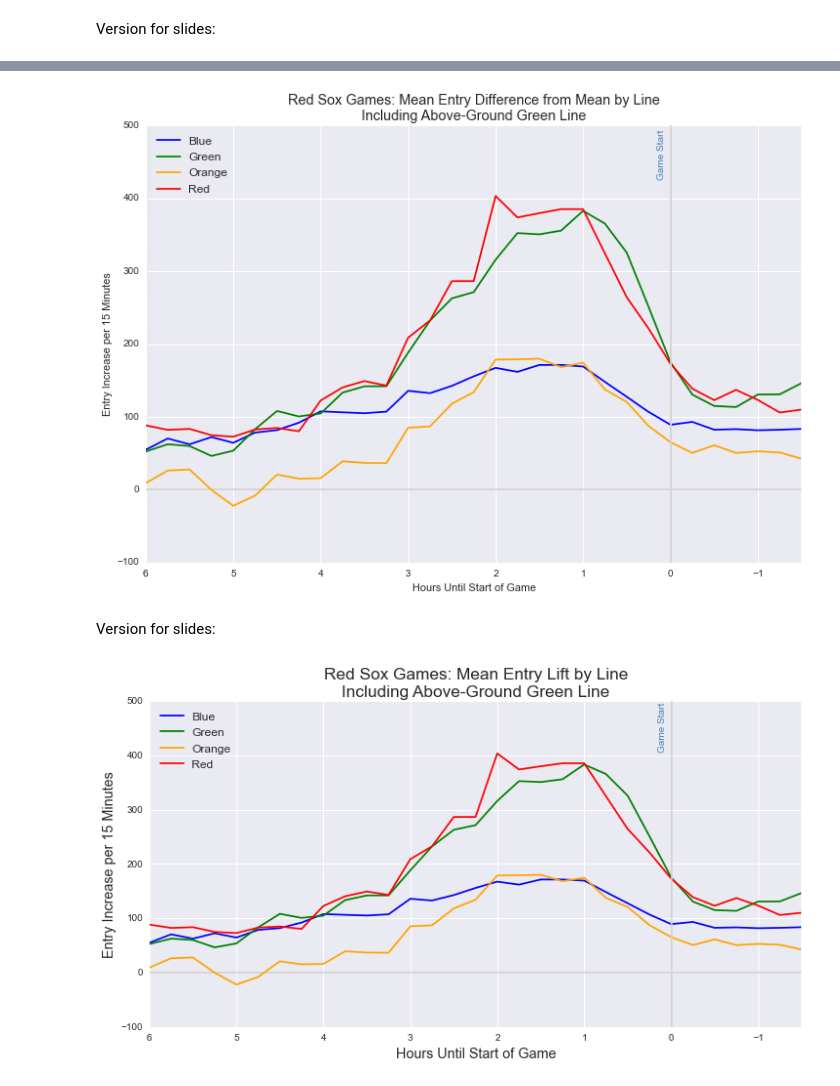
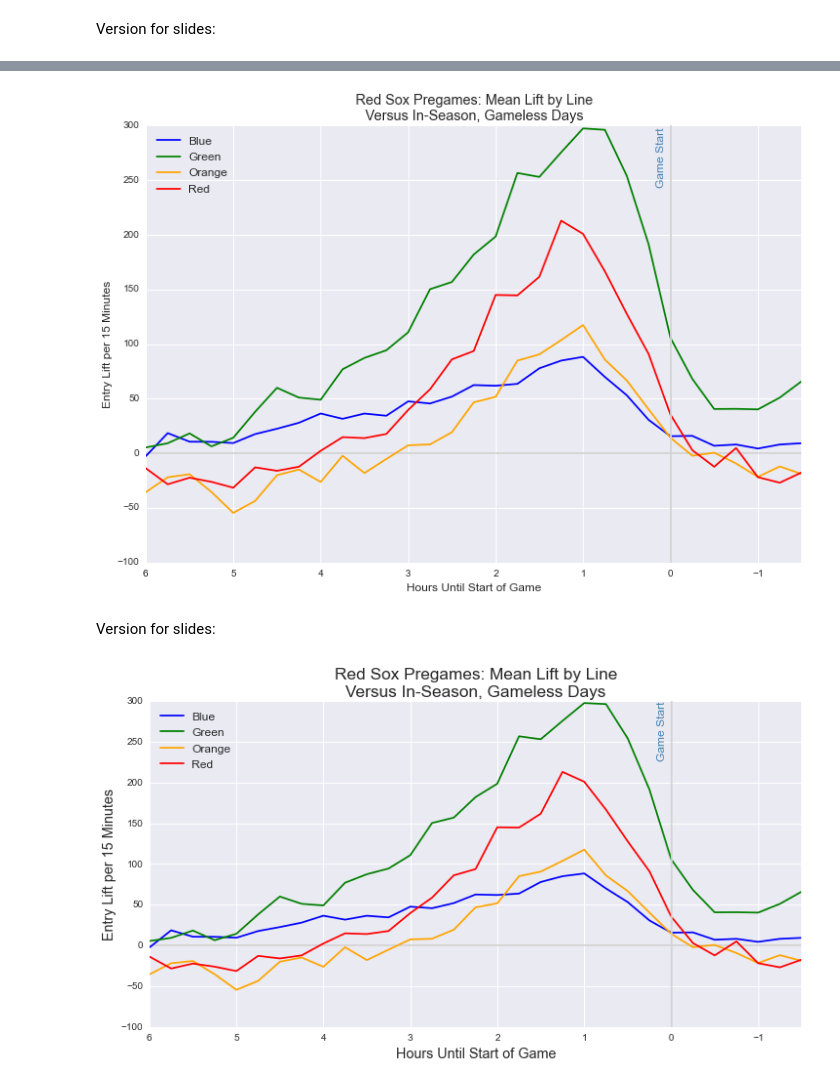
Before and after one commit to azampagl/harvard-capstone, a Jupyter notebook: src/sports/sox_pregame.ipynb, the cells around one changed output, grey strips where cells are left out. Cells and saved outputs as stored; diff of their text form; code cells hidden in the pictures.

```diff
--- a/src/sports/sox_pregame.ipynb
+++ b/src/sports/sox_pregame.ipynb
@@ -474,19 +574,19 @@ gametime_condition = ((farebox_sox.time_until_game_start <= np.timedelta64(6,'h'
 game_entries_fb_dow = farebox_sox[farebox_sox.game_played & gametime_condition]
 
 # Join mean entries for gameless days at that time of day.
-entry_differences_fb_dow = game_entries_fb_dow.merge(gameless_entries_fb_dow, on=['inbound','publicroute','day_of_week','service_time'])[['inbound','publicroute','entries','time_until_game_start','mean_entries']]
-entry_differences_fb_dow['entries_vs_mean'] = entry_differences_fb_dow.entries - entry_differences_fb_dow.mean_entries
-entry_differences_fb_dow['entries_vs_mean_ratio'] = entry_differences_fb_dow.entries / entry_differences_fb_dow.mean_entries
+entry_differences_fb_dow = game_entries_fb_dow.merge(gameless_entries_fb_dow, on=['inbound','publicroute','day_of_week','service_time'])[['inbound','publicroute','entries','time_until_game_start','mean_entries_all','mean_entries_season']]
+entry_differences_fb_dow['entries_vs_mean_all'] = entry_differences_fb_dow.entries - entry_differences_fb_dow.mean_entries_all
+entry_differences_fb_dow['entries_vs_mean_season'] = entry_differences_fb_dow.entries - entry_differences_fb_dow.mean_entries_season
 
 # Calculate mean differences and clean up timedeltas that don't place nicely with groupings.
 mean_entry_differences_fb_dow = entry_differences_fb_dow.groupby(['inbound','publicroute','time_until_game_start']).agg({
-        'entries_vs_mean': [np.mean,np.std],
-        'entries_vs_mean_ratio': [np.mean,np.std]
+        'entries_vs_mean_all': np.mean,
+        'entries_vs_mean_season': np.mean
     }).reset_index()
 mean_entry_differences_fb_dow.time_until_game_start = pd.to_timedelta(mean_entry_differences_fb_dow.time_until_game_start)
 mean_entry_differences_fb_dow['hours_until_game_start'] = mean_entry_differences_fb_dow.time_until_game_start.astype(np.int) / timedelta_base
 # %%
-#### Extract useful information.
-mean_entry_differences_fb_dow_truncated = mean_entry_differences_fb_dow[[0,1,7,3]].copy()
-mean_entry_differences_fb_dow_truncated.columns = mean_entry_differences_fb_dow_truncated.columns.get_level_values(0)
+# Extract useful information.
+mean_entry_differences_fb_dow_truncated = mean_entry_differences_fb_dow[[0,1,5,3,4]].copy()
+# mean_entry_differences_fb_dow_truncated.columns = mean_entry_differences_fb_dow_truncated.columns.get_level_values(0)
 # %%
@@ -578,9 +748,11 @@ publicroute_entries[publicroute_entries.hours_until_game_start > -.5].groupby('p
 Aggregate Gatecount and Farebox data; include Farebox data in Green Line.
 # %%
 # Reduce farebox entries to Green Line.
-fb_entries_reduced = publicroute_entries.groupby('hours_until_game_start').agg({'entries_vs_mean': np.sum}).reset_index(drop=False)
+fb_entries_reduced = publicroute_entries.groupby('hours_until_game_start').agg({'entries_vs_mean_all': np.sum,'entries_vs_mean_season': np.sum}).reset_index(drop=False)
 fb_entries_reduced['line'] = 'Green'
-fb_entries_reduced.rename(columns={'entries_vs_mean':'entries_vs_mean_per_line'}, inplace=True)
+fb_entries_reduced.rename(columns={'entries_vs_mean_all':'entries_vs_mean_per_line_all','entries_vs_mean_season':'entries_vs_mean_per_line_season'}, inplace=True)
 # Outer join to line entries for easy sum.
 fb_gc_combined = line_entries.append(fb_entries_reduced)
 fb_gc_agg = fb_gc_combined.groupby(['line','hours_until_game_start']).agg(np.sum).reset_index(drop=False)
+# Group by hours until start and aggregate.
+fb_gcc_general = fb_gc_agg.groupby('hours_until_game_start').agg({'entries_vs_mean_per_line_all': np.sum,'entries_vs_mean_per_line_season': np.sum}).reset_index(drop=False)
@@ -649,56 +836,54 @@ plt.show()
 plt.figure(figsize=default_figsize)
 for line in fb_gc_agg.line.unique():
     if line != 'Silver':
-        plt.plot(fb_gc_agg.ix[fb_gc_agg.line == line,'hours_until_game_start'], fb_gc_agg.ix[fb_gc_agg.line == line,'entries_vs_mean_per_line'], c=line, label=line)
+        plt.plot(fb_gc_agg.ix[fb_gc_agg.line == line,'hours_until_game_start'], fb_gc_agg.ix[fb_gc_agg.line == line,'entries_vs_mean_per_line_season'], c=line, label=line)
 
 # Fix x limit and add origin lines.
 xlim = plt.xlim((-1.5, plt.xlim()[1])); ylim = (plt.ylim()[0],plt.ylim()[1]*1.0)
 plt.axvline(0, *ylim, color='lightgray')
 plt.hlines(0, *xlim, colors='lightgray')
-plt.annotate('Game Start', (.05,ylim[1]*0.97), rotation='vertical', ha='right', color='steelblue')
+plt.annotate('Game Start', (.05,ylim[1]*0.97), rotation='vertical', ha='right', color='steelblue', fontsize='large')
 plt.ylim(ylim)
 
 # Reverse axis.
 plt.gca().invert_xaxis()
 
 # Prettify.
-plt.title('Red Sox Games: Mean Entry Difference from Mean by Line\nIncluding Above-Ground Green Line', fontsize='x-large')
-plt.xlabel('Hours Until Start of Game'); plt.ylabel('Entry Increase per 15 Minutes')
+plt.title('Red Sox Pregames: Mean Lift by Line\nVersus In-Season, Gameless Days', fontsize='x-large')
+plt.xlabel('Hours Until Start of Game', fontsize='large'); plt.ylabel('Entry Lift per 15 Minutes', fontsize='large')
 plt.legend(loc=2, fontsize='large')
 
 # Show.
 plt.show()
 # %% [output]
-[figure, old version]
+[figure, new version]
 # %% [markdown]
 Version for slides:
 # %%
-# Plot.
-
 # Start plot.
 plt.figure(figsize=default_figsize_slides)
 for line in fb_gc_agg.line.unique():
     if line != 'Silver':
-        plt.plot(fb_gc_agg.ix[fb_gc_agg.line == line,'hours_until_game_start'], fb_gc_agg.ix[fb_gc_agg.line == line,'entries_vs_mean_per_line'], c=line, label=line)
+        plt.plot(fb_gc_agg.ix[fb_gc_agg.line == line,'hours_until_game_start'], fb_gc_agg.ix[fb_gc_agg.line == line,'entries_vs_mean_per_line_season'], c=line, label=line)
 
 # Fix x limit and add origin lines.
 xlim = plt.xlim((-1.5, plt.xlim()[1])); ylim = (plt.ylim()[0],plt.ylim()[1]*1.0)
 plt.axvline(0, *ylim, color='lightgray')
 plt.hlines(0, *xlim, colors='lightgray')
-plt.annotate('Game Start', (.05,ylim[1]*0.97), rotation='vertical', ha='right', color='steelblue')
+plt.annotate('Game Start', (.05,ylim[1]*0.97), rotation='vertical', ha='right', color='steelblue', fontsize='large')
 plt.ylim(ylim)
 
 # Reverse axis.
 plt.gca().invert_xaxis()
 
 # Prettify.
-plt.title('Red Sox Games: Mean Entry Lift by Line\nIncluding Above-Ground Green Line', fontsize='xx-large')
-plt.xlabel('Hours Until Start of Game', fontsize='x-large'); plt.ylabel('Entry Increase per 15 Minutes', fontsize='x-large')
+plt.title('Red Sox Pregames: Mean Lift by Line\nVersus In-Season, Gameless Days', fontsize='xx-large')
+plt.xlabel('Hours Until Start of Game', fontsize='x-large'); plt.ylabel('Entry Lift per 15 Minutes', fontsize='x-large')
 plt.legend(loc=2, fontsize='large')
 
 # Show.
 plt.show()
 # %% [output]
-[figure, old version]
+[figure, new version]
 # %%
 # Add sum by line.
```
Also changed, not shown: parts of 43 cells of this notebook.
